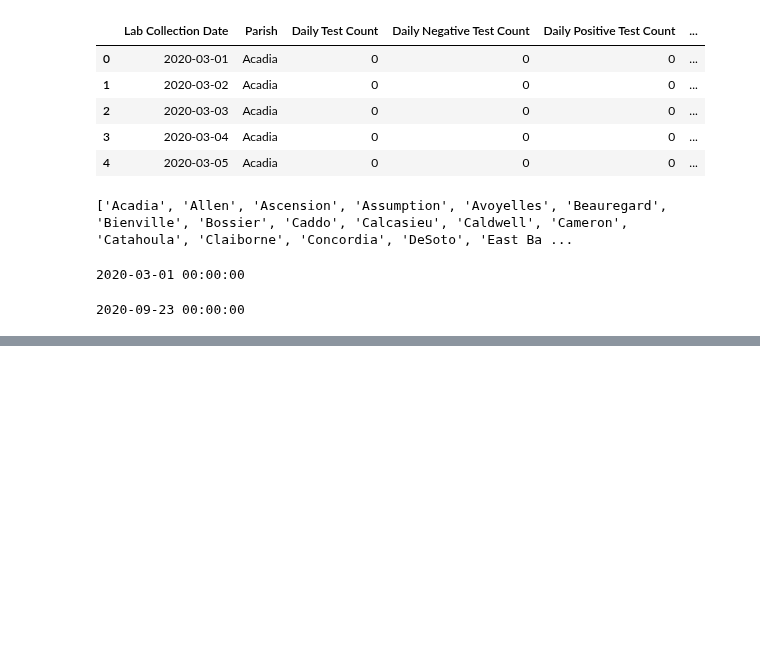
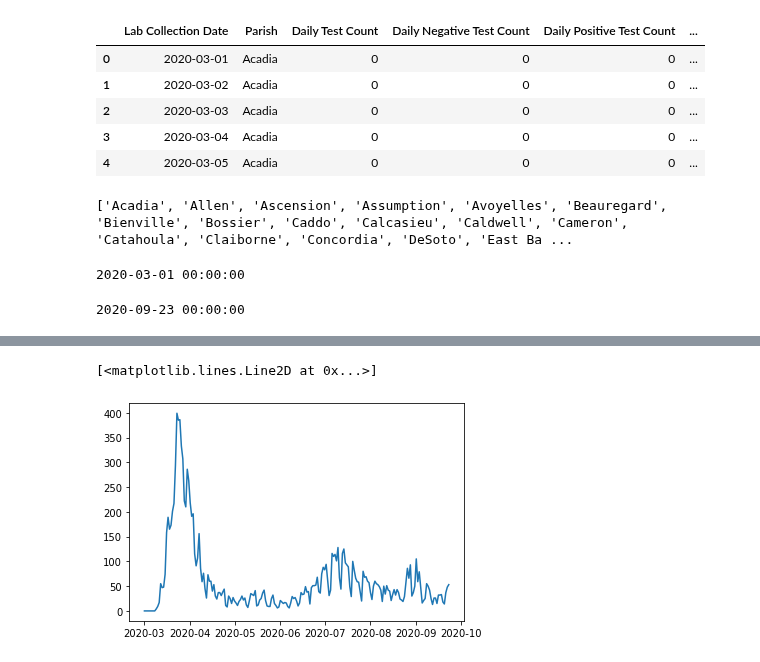
Before and after one commit to GarysCorner/Covid19-LaCompared, a Jupyter notebook: CovidData_ByParish.ipynb, the cells around one changed output, grey strips where cells are left out. Drawn from its saved outputs; the diff is of its cells as text; code cells hidden in the pictures; blank space fills up the shorter version.

```diff
--- a/CovidData_ByParish.ipynb
+++ b/CovidData_ByParish.ipynb
@@ -77,0 +91,5 @@ df_parish.head()
+# %%
+plt.plot(df_parish_cases.loc['Orleans'])
+# %% [output]
+[<matplotlib.lines.Line2D at 0x...>]
+[figure, added]
```
Also changed, not shown: parts of 4 cells of this notebook.
